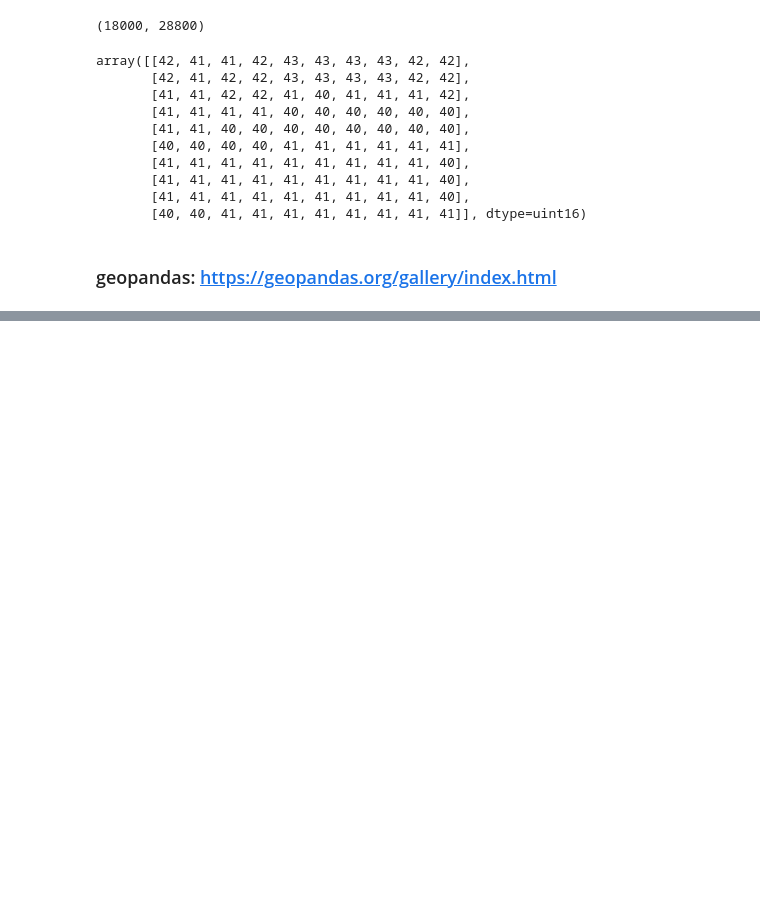
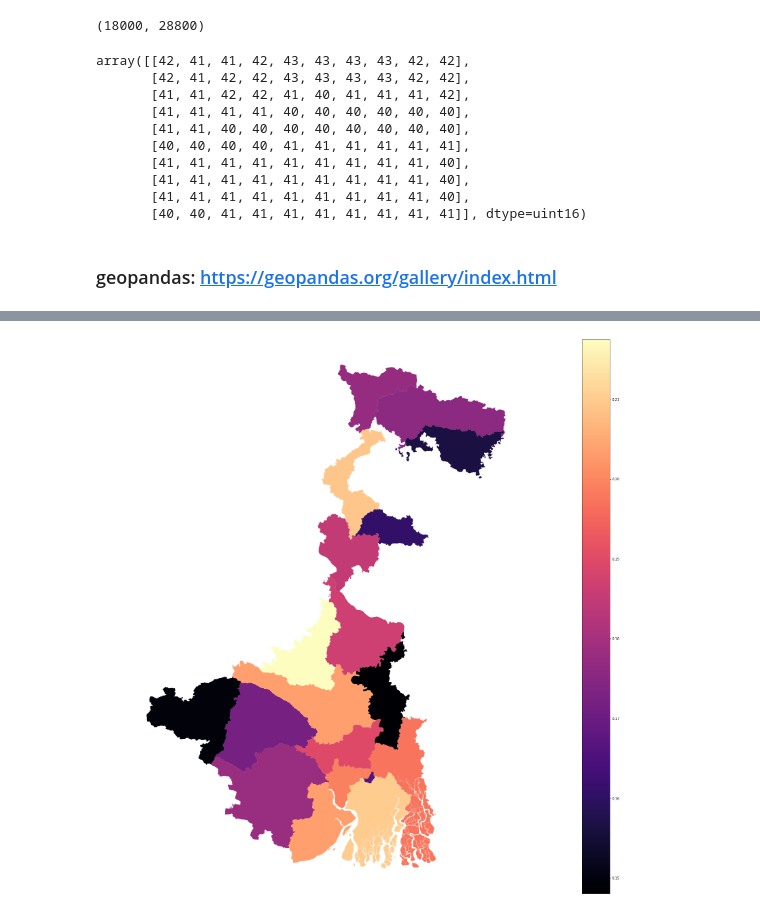
Before and after one commit to JayMan91/COVIDNightBand, a Jupyter notebook: Visual Geodata.ipynb, the cells around one changed output, grey strips where cells are left out. Cells and saved outputs as stored; diff of their text form; code cells hidden in the pictures; blank space fills up the shorter version.

```diff
--- a/Visual Geodata.ipynb
+++ b/Visual Geodata.ipynb
@@ -273,3 +370,14 @@ array([[42, 41, 41, 42, 43, 43, 43, 43, 42, 42],
        [40, 40, 41, 41, 41, 41, 41, 41, 41, 41]], dtype=uint16)
 # %% [markdown]
 ### geopandas:  https://geopandas.org/gallery/index.html
+# %%
+import argparse
+import matplotlib.pyplot as plt
+import geopandas as gpd
+import pandas as pd
+from shapely import wkt
+from fiona.crs import from_epsg
+import numpy as np
+import fiona
+from shapely.geometry import shape,mapping, Point, Polygon, MultiPolygon
+namp = gpd.read_file("maps-master/Districts/Census_2011/2011_Dist.shp")
@@ -275,0 +392,4 @@ array([[42, 41, 41, 42, 43, 43, 43, 43, 42, 42],
+# %%
+wb_17_12 = pd.read_pickle("2017/12/WB_table.pickle")
+wb_17_12 = wb_17_12.merge(namp,on="DISTRICT",how="left")
+wb_17_12 = gpd.GeoDataFrame(wb_17_12)
@@ -275,0 +421,9 @@ array([[42, 41, 41, 42, 43, 43, 43, 43, 42, 42],
+# %%
+f, ax = plt.subplots(figsize=(30,30))
+wb_17_12.plot(ax=ax,column="mean",legend=True,cmap = 'magma')
+#gdf.plot(ax=ax, column= "NB",legend=True,cmap = 'Wistia')
+ax.set_axis_off()
+lims = plt.axis('equal')
+plt.show()
+# %% [output]
+[figure, added]
```
Also changed, not shown: parts of 16 cells of this notebook, 2 other files.
